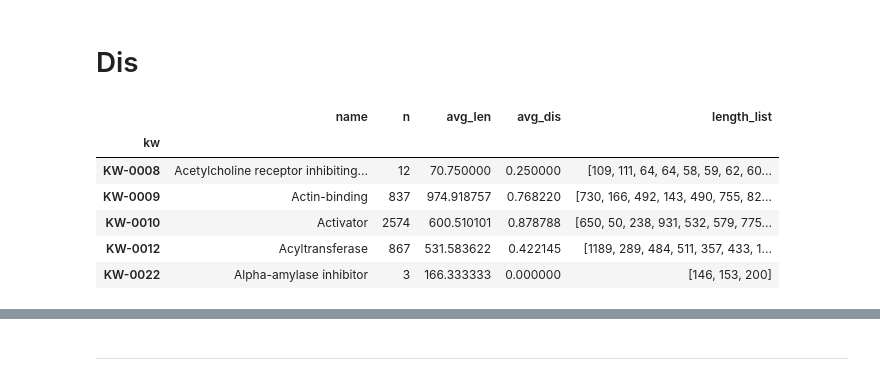
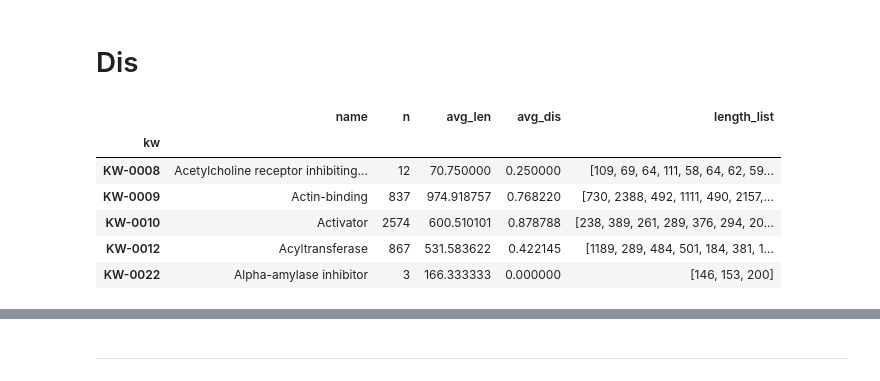
Before and after one commit to gvinterhalter/MASTER2, a Jupyter notebook: 2.0 Analiza.ipynb, the cells around one changed output, grey strips where cells are left out. Cells and saved outputs as stored; diff of their text form; code cells hidden in the pictures.

```diff
--- a/2.0 Analiza.ipynb
+++ b/2.0 Analiza.ipynb
@@ -7,6 +7,6 @@ import pandas as pd
 # %% [markdown]
 # $P_L$
 # %%
-dis40 = sql(r"""select * from dis40 where len >= 40""")
+dis40 = sql(r"""select * from valid_proteins where len >= 40""")
 dis40.head()
 # %% [output]
@@ -91,26 +92,27 @@ plt.savefig('plots/PL_F_cmp.pdf', dpi=300)
 # %%
 Fj_kw_raw = sql(r"""
 select kw, name
      , count(kw) n
      , avg(len) avg_len
-     , avg(dis::int) avg_dis
+     , avg(dis40::int) avg_dis
      , array_agg(len) length_list
 
-from dis40 join prot2kw on ac=prot
-           join keywords on keywords.ac=prot2kw.kw
+from valid_proteins
+    join prot2kw on ac=prot
+    join keywords on keywords.ac=prot2kw.kw
 
 where true
   and category = 'KW-9992' -- Molecular function
-  and len >=40             -- za svaki slucaj, valjda cu uklonti iz tabele dis40
+  and len >=40
 
 group by (kw, name)
 """)
 Fj_kw_raw.head()
 # %% [output]
 |  | name | n | avg_len | avg_dis | length_list |
 | kw |  |  |  |  |  |
-| KW-0008 | Acetylcholine receptor inhibiting... | 12 | 70.750000 | 0.250000 | [109, 111, 64, 64, 58, 59, 62, 60... |
-| KW-0009 | Actin-binding | 837 | 974.918757 | 0.768220 | [730, 166, 492, 143, 490, 755, 82... |
-| KW-0010 | Activator | 2574 | 600.510101 | 0.878788 | [650, 50, 238, 931, 532, 579, 775... |
-| KW-0012 | Acyltransferase | 867 | 531.583622 | 0.422145 | [1189, 289, 484, 511, 357, 433, 1... |
+| KW-0008 | Acetylcholine receptor inhibiting... | 12 | 70.750000 | 0.250000 | [109, 69, 64, 111, 58, 64, 62, 59... |
+| KW-0009 | Actin-binding | 837 | 974.918757 | 0.768220 | [730, 2388, 492, 1111, 490, 2157,... |
+| KW-0010 | Activator | 2574 | 600.510101 | 0.878788 | [238, 389, 261, 289, 376, 294, 20... |
+| KW-0012 | Acyltransferase | 867 | 531.583622 | 0.422145 | [1189, 289, 484, 501, 184, 381, 1... |
 | KW-0022 | Alpha-amylase inhibitor | 3 | 166.333333 | 0.000000 | [146, 153, 200] |
```
Also changed, not shown: parts of 7 cells of this notebook, 18 other files.
